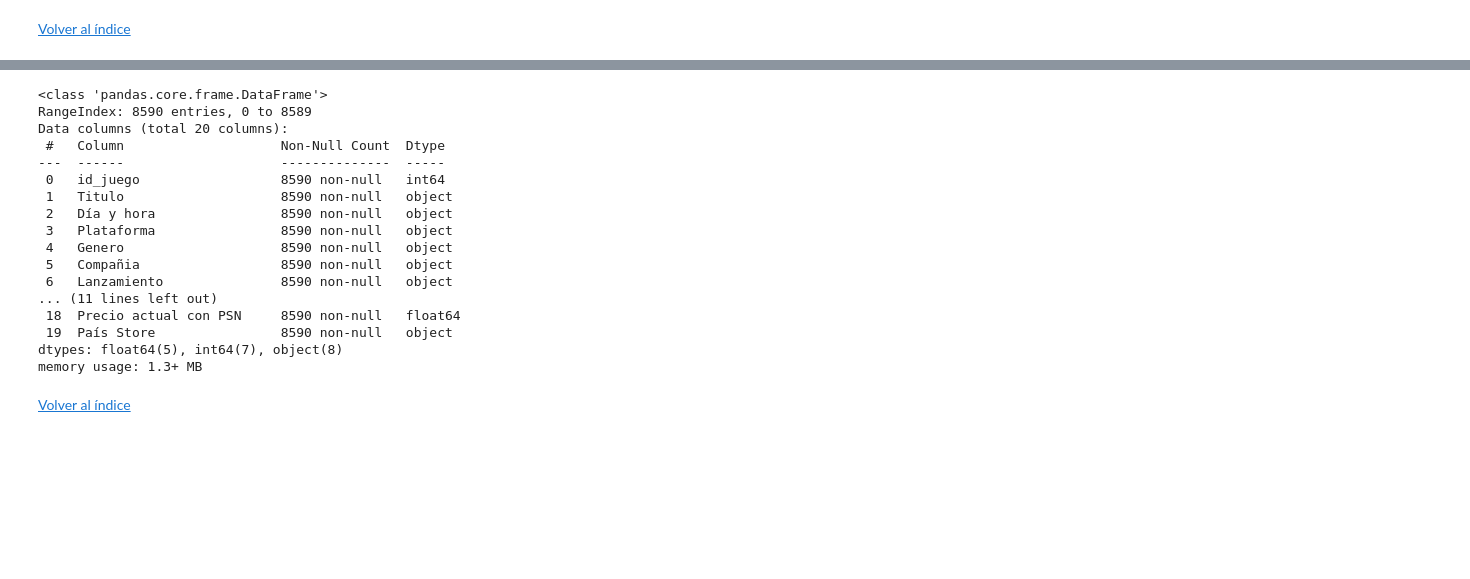
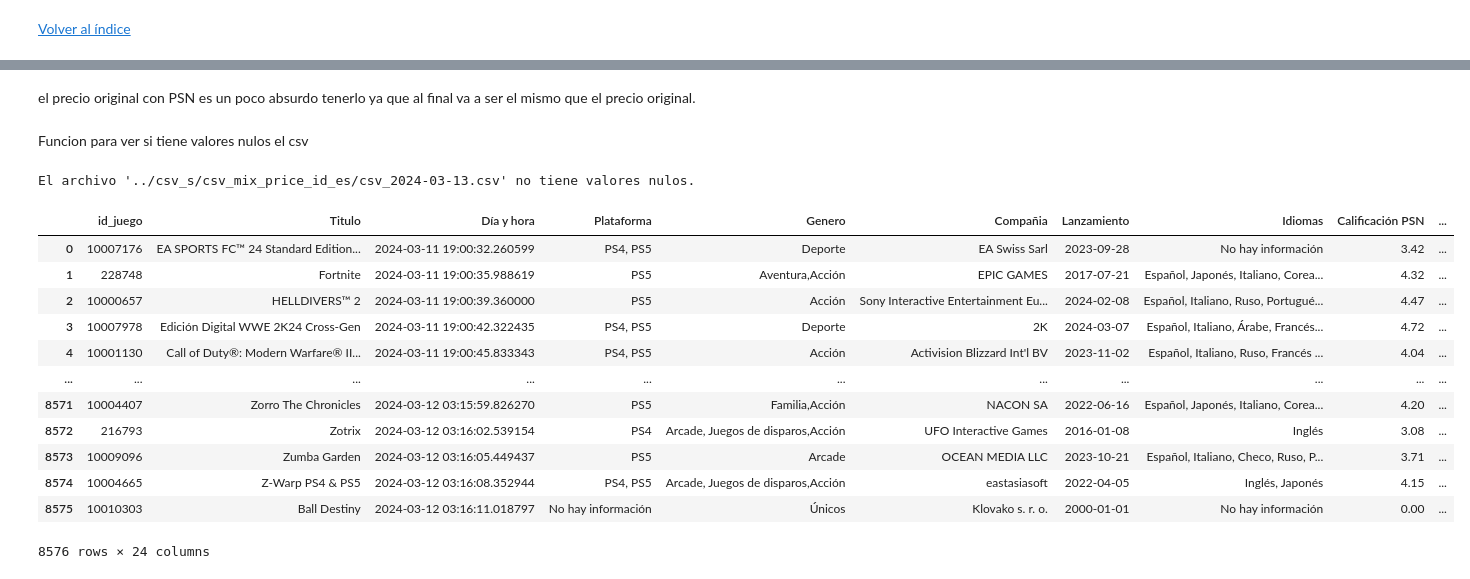
Before and after one commit to svalencia-romero/GamePriceTracker, a Jupyter notebook: notebooks/Limpieza_df_es.ipynb, the cells around one changed output, grey strips where cells are left out. Cells and saved outputs as stored; diff of their text form; code cells hidden in the pictures; blank space fills up the shorter version.

```diff
--- a/notebooks/Limpieza_df_es.ipynb
+++ b/notebooks/Limpieza_df_es.ipynb
@@ -724,22 +762,37 @@ df = pd.read_csv("../csv_s/csv_limpio/es/csv_2024-03-14.csv")
+# %% [markdown]
+el precio original con PSN es un poco absurdo tenerlo ya que al final va a ser el mismo que el precio original.
+# %% [markdown]
+Funcion para ver si tiene valores nulos el csv
+# %%
+import pandas as pd
+def verificar_valores_nulos(csv):
+    df = pd.read_csv(csv)
+
+    if df.isnull().values.any():
+        print(f"El archivo '{csv}' tiene valores nulos.")
+    else:
+        print(f"El archivo '{csv}' no tiene valores nulos.")
+
+
+# Ejemplo de uso de la función
+verificar_valores_nulos("../csv_s/csv_mix_price_id_es/csv_2024-03-13.csv")
+# %% [output]
+El archivo '../csv_s/csv_mix_price_id_es/csv_2024-03-13.csv' no tiene valores nulos.
+# %%
+df = pd.read_csv("../csv_s/csv_mix_price_id_es/csv_2024-03-11.csv")
 # %%
-df.info()
+df
 # %% [output]
+|  | id_juego | Titulo | Día y hora | Plataforma | Genero | Compañia | Lanzamiento | Idiomas | Calificación PSN | ... |
+| 0 | 10007176 | EA SPORTS FC™ 24 Standard Edition... | 2024-03-11 19:00:32.260599 | PS4, PS5 | Deporte | EA Swiss Sarl | 2023-09-28 | No hay información | 3.42 | ... |
+| 1 | 228748 | Fortnite | 2024-03-11 19:00:35.988619 | PS5 | Aventura,Acción | EPIC GAMES | 2017-07-21 | Español, Japonés, Italiano, Corea... | 4.32 | ... |
+| 2 | 10000657 | HELLDIVERS™ 2 | 2024-03-11 19:00:39.360000 | PS5 | Acción | Sony Interactive Entertainment Eu... | 2024-02-08 | Español, Italiano, Ruso, Portugué... | 4.47 | ... |
+| 3 | 10007978 | Edición Digital WWE 2K24 Cross-Gen | 2024-03-11 19:00:42.322435 | PS4, PS5 | Deporte | 2K | 2024-03-07 | Español, Italiano, Árabe, Francés... | 4.72 | ... |
+| 4 | 10001130 | Call of Duty®: Modern Warfare® II... | 2024-03-11 19:00:45.833343 | PS4, PS5 | Acción | Activision Blizzard Int'l BV | 2023-11-02 | Español, Italiano, Ruso, Francés ... | 4.04 | ... |
+| ... | ... | ... | ... | ... | ... | ... | ... | ... | ... | ... |
+| 8571 | 10004407 | Zorro The Chronicles | 2024-03-12 03:15:59.826270 | PS5 | Familia,Acción | NACON SA | 2022-06-16 | Español, Japonés, Italiano, Corea... | 4.20 | ... |
+| 8572 | 216793 | Zotrix | 2024-03-12 03:16:02.539154 | PS4 | Arcade, Juegos de disparos,Acción | UFO Interactive Games | 2016-01-08 | Inglés | 3.08 | ... |
+| 8573 | 10009096 | Zumba Garden | 2024-03-12 03:16:05.449437 | PS5 | Arcade | OCEAN MEDIA LLC | 2023-10-21 | Español, Italiano, Checo, Ruso, P... | 3.71 | ... |
+| 8574 | 10004665 | Z-Warp PS4 & PS5 | 2024-03-12 03:16:08.352944 | PS4, PS5 | Arcade, Juegos de disparos,Acción | eastasiasoft | 2022-04-05 | Inglés, Japonés | 4.15 | ... |
+| 8575 | 10010303 | Ball Destiny | 2024-03-12 03:16:11.018797 | No hay información | Únicos | Klovako s. r. o. | 2000-01-01 | No hay información | 0.00 | ... |
-<class 'pandas.core.frame.DataFrame'>
-RangeIndex: 8590 entries, 0 to 8589
-Data columns (total 20 columns):
- #   Column                    Non-Null Count  Dtype
----  ------                    --------------  -----
- 0   id_juego                  8590 non-null   int64
- 1   Titulo                    8590 non-null   object
- 2   Día y hora                8590 non-null   object
- 3   Plataforma                8590 non-null   object
- 4   Genero                    8590 non-null   object
- 5   Compañia                  8590 non-null   object
- 6   Lanzamiento               8590 non-null   object
-... (11 lines left out)
- 18  Precio actual con PSN     8590 non-null   float64
- 19  País Store                8590 non-null   object
-dtypes: float64(5), int64(7), object(8)
-memory usage: 1.3+ MB
+8576 rows × 24 columns
-# %% [markdown]
-[Volver al índice](#0)
```
Also changed, not shown: parts of 31 cells of this notebook, 35 other files.
